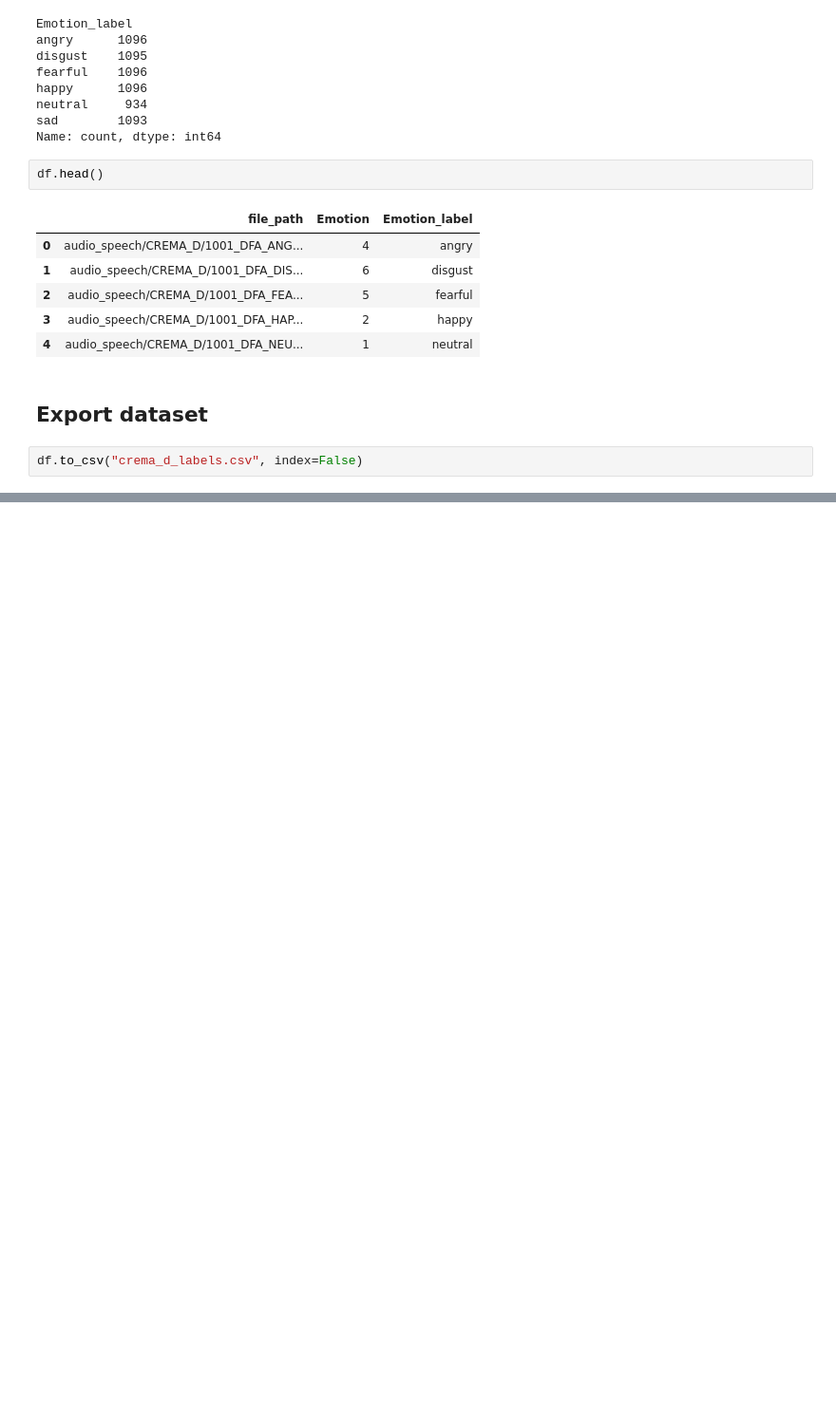
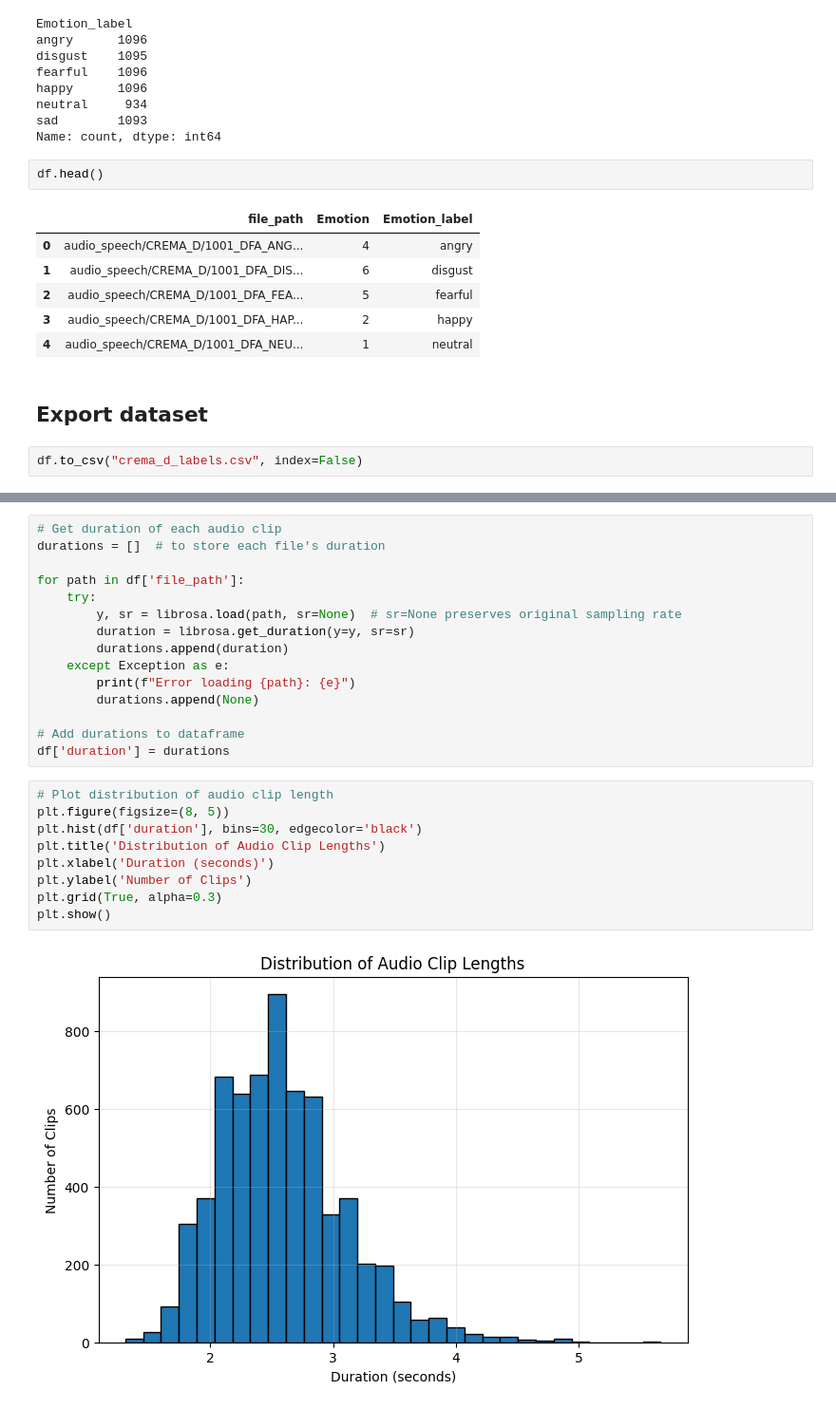
Before and after one commit to Chesh1M/Speech-Emotion-Recognition, a Jupyter notebook: crema_d_eda.ipynb, the cells around one changed output, grey strips where cells are left out. Shown at 95% size. Saved outputs shown, nothing was run; the diff lists cells and outputs as text; blank space fills up the shorter version.

```diff
--- a/crema_d_eda.ipynb
+++ b/crema_d_eda.ipynb
@@ -91,0 +117,26 @@ df.to_csv("crema_d_labels.csv", index=False)
+# %%
+# Get duration of each audio clip
+durations = []  # to store each file's duration
+
+for path in df['file_path']:
+    try:
+        y, sr = librosa.load(path, sr=None)  # sr=None preserves original sampling rate
+        duration = librosa.get_duration(y=y, sr=sr)
+        durations.append(duration)
+    except Exception as e:
+        print(f"Error loading {path}: {e}")
+        durations.append(None)
+
+# Add durations to dataframe
+df['duration'] = durations
+# %%
+# Plot distribution of audio clip length
+plt.figure(figsize=(8, 5))
+plt.hist(df['duration'], bins=30, edgecolor='black')
+plt.title('Distribution of Audio Clip Lengths')
+plt.xlabel('Duration (seconds)')
+plt.ylabel('Number of Clips')
+plt.grid(True, alpha=0.3)
+plt.show()
+# %% [output]
+[figure, added]
```
Also changed, not shown: parts of 6 cells of this notebook, 18 other files.
